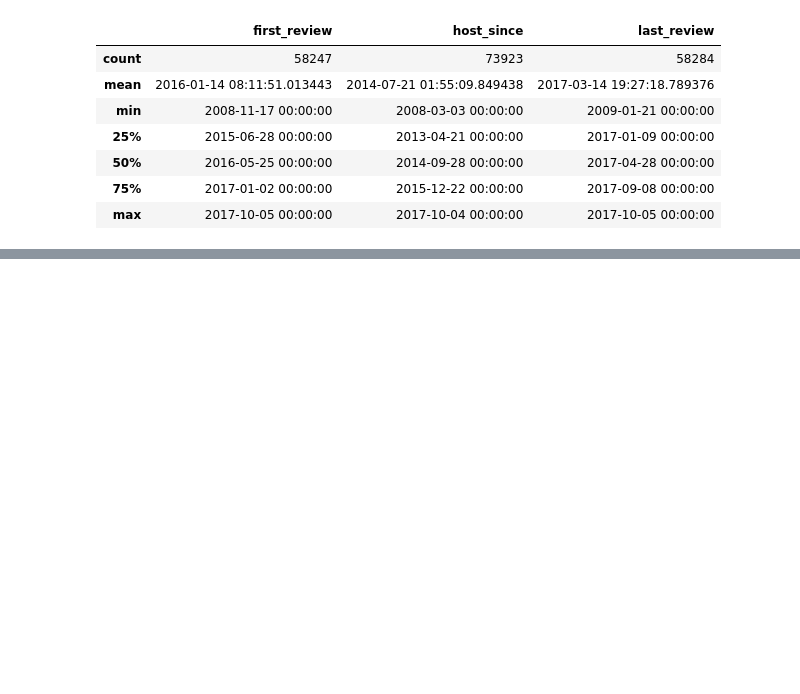
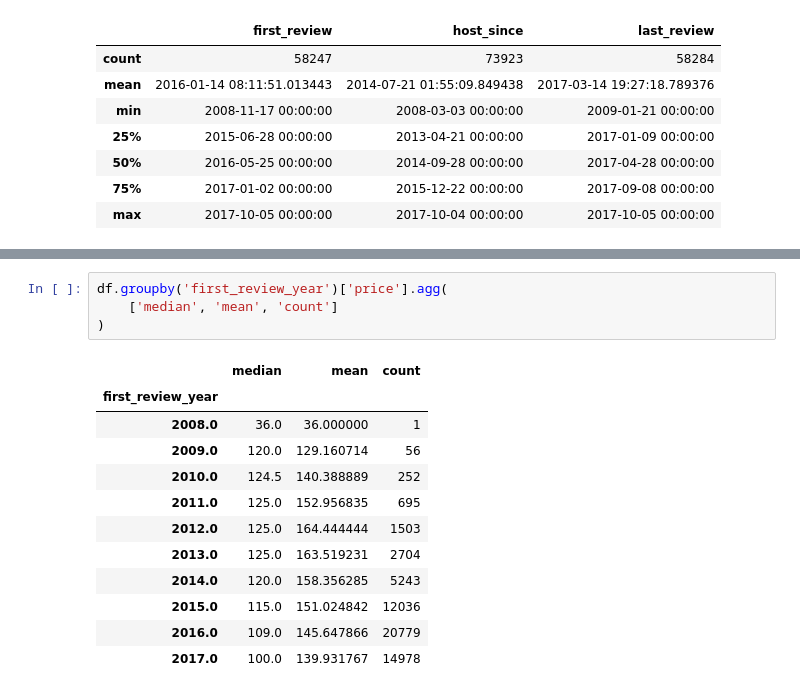
Before and after one commit to Car1LL/airbnb_prices_prediction, a Jupyter notebook: notebooks/01_EDA.ipynb, the cells around one changed output, grey strips where cells are left out. Drawn from its saved outputs; the diff is of its cells as text; blank space fills up the shorter version.

```diff
--- a/notebooks/01_EDA.ipynb
+++ b/notebooks/01_EDA.ipynb
@@ -489,0 +627,17 @@ sns.boxplot(
+# %%
+df.groupby('first_review_year')['price'].agg(
+    ['median', 'mean', 'count']
+)
+# %% [output]
+|  | median | mean | count |
+| first_review_year |  |  |  |
+| 2008.0 | 36.0 | 36.000000 | 1 |
+| 2009.0 | 120.0 | 129.160714 | 56 |
+| 2010.0 | 124.5 | 140.388889 | 252 |
+| 2011.0 | 125.0 | 152.956835 | 695 |
+| 2012.0 | 125.0 | 164.444444 | 1503 |
+| 2013.0 | 125.0 | 163.519231 | 2704 |
+| 2014.0 | 120.0 | 158.356285 | 5243 |
+| 2015.0 | 115.0 | 151.024842 | 12036 |
+| 2016.0 | 109.0 | 145.647866 | 20779 |
+| 2017.0 | 100.0 | 139.931767 | 14978 |
```
Also changed, not shown: parts of 19 cells of this notebook.
